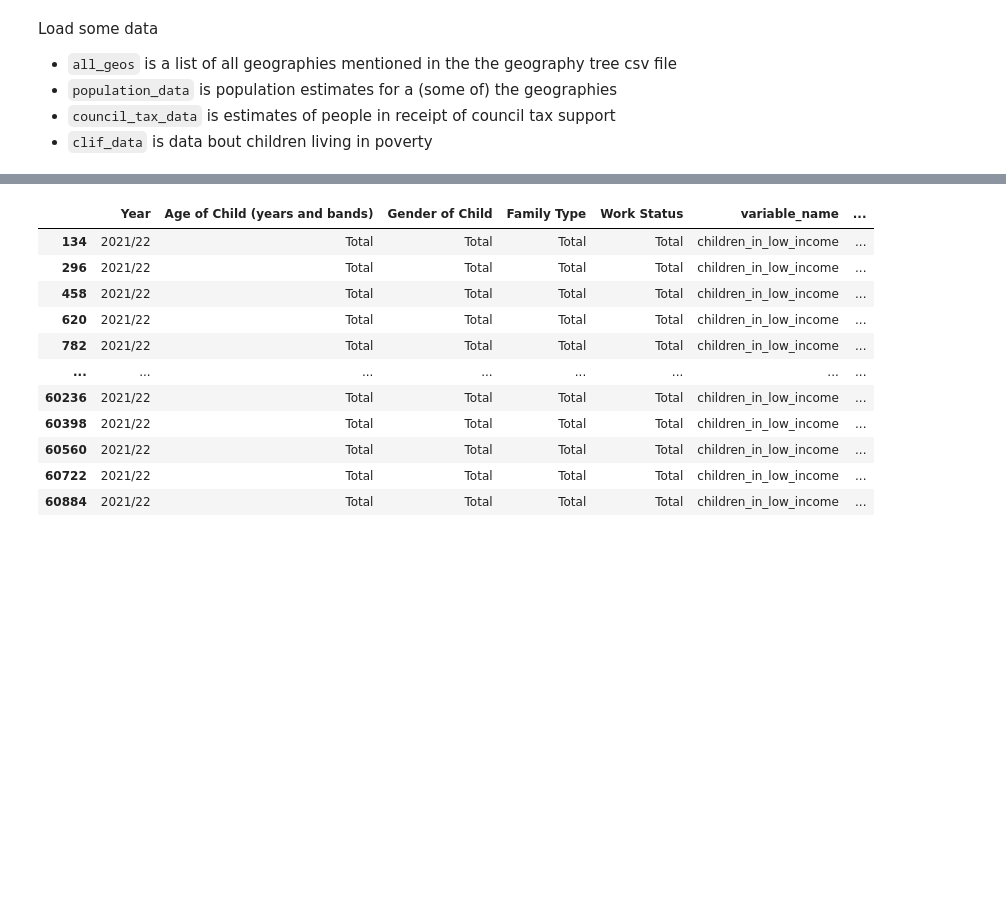
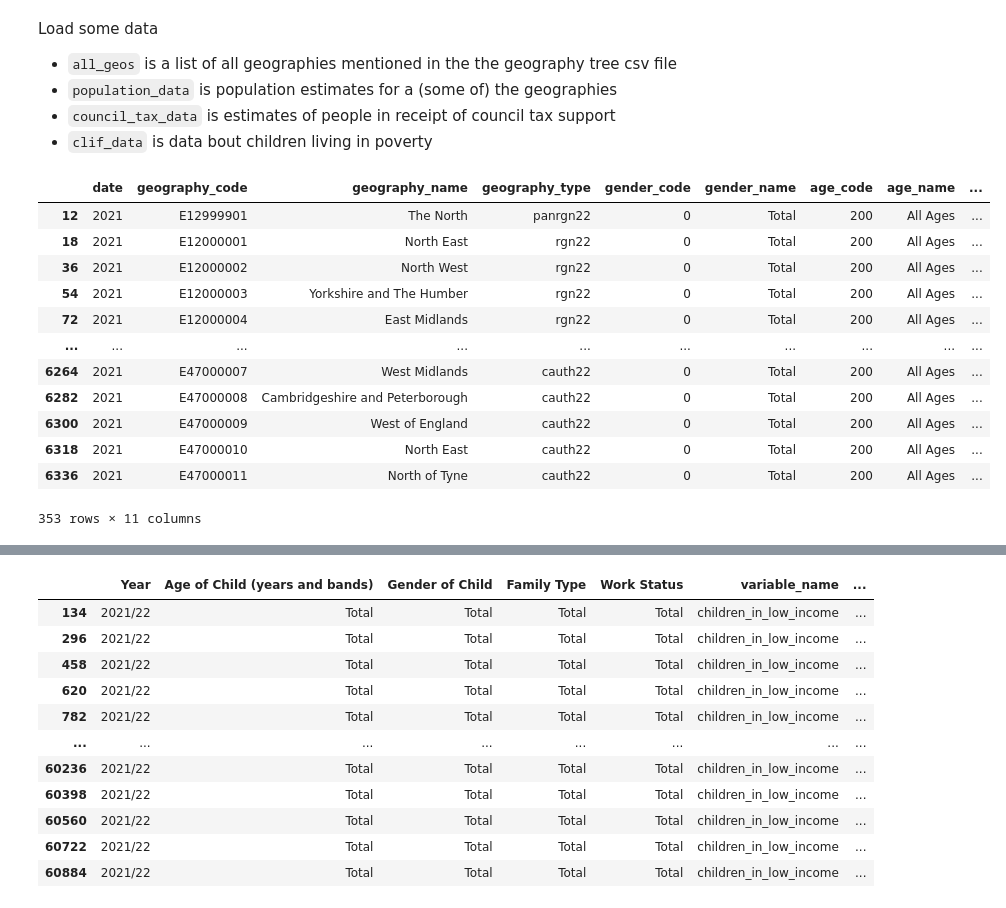
Before and after one commit to open-innovations/jrf-insight, a Jupyter notebook: pipelines/place/transform.ipynb, the cells around one changed output, grey strips where cells are left out. Cells and saved outputs as stored; diff of their text form; code cells hidden in the pictures; blank space fills up the shorter version.

```diff
--- a/pipelines/place/transform.ipynb
+++ b/pipelines/place/transform.ipynb
@@ -12,5 +12,23 @@ Load some data
 * `clif_data` is data bout children living in poverty
 # %%
 population_data = pd.read_csv(f'{DATA_DIR}/population-estimates/population-estimates.csv')
+population_data = population_data[population_data.age_name == "All Ages"]
+#population_data = population_data
+population_data = population_data[population_data.date == max(population_data['date'])]
+population_data
+# %% [output]
+|  | date | geography_code | geography_name | geography_type | gender_code | gender_name | age_code | age_name | ... |
+| 12 | 2021 | E12999901 | The North | panrgn22 | 0 | Total | 200 | All Ages | ... |
+| 18 | 2021 | E12000001 | North East | rgn22 | 0 | Total | 200 | All Ages | ... |
+| 36 | 2021 | E12000002 | North West | rgn22 | 0 | Total | 200 | All Ages | ... |
+| 54 | 2021 | E12000003 | Yorkshire and The Humber | rgn22 | 0 | Total | 200 | All Ages | ... |
+| 72 | 2021 | E12000004 | East Midlands | rgn22 | 0 | Total | 200 | All Ages | ... |
+| ... | ... | ... | ... | ... | ... | ... | ... | ... | ... |
+| 6264 | 2021 | E47000007 | West Midlands | cauth22 | 0 | Total | 200 | All Ages | ... |
+| 6282 | 2021 | E47000008 | Cambridgeshire and Peterborough | cauth22 | 0 | Total | 200 | All Ages | ... |
+| 6300 | 2021 | E47000009 | West of England | cauth22 | 0 | Total | 200 | All Ages | ... |
+| 6318 | 2021 | E47000010 | North East | cauth22 | 0 | Total | 200 | All Ages | ... |
+| 6336 | 2021 | E47000011 | North of Tyne | cauth22 | 0 | Total | 200 | All Ages | ... |
+353 rows × 11 columns
 # %%
 gva = pd.read_csv(f'{DATA_DIR}/gva/gva.csv')
```
Also changed, not shown: parts of 7 cells of this notebook, 3 other files.
